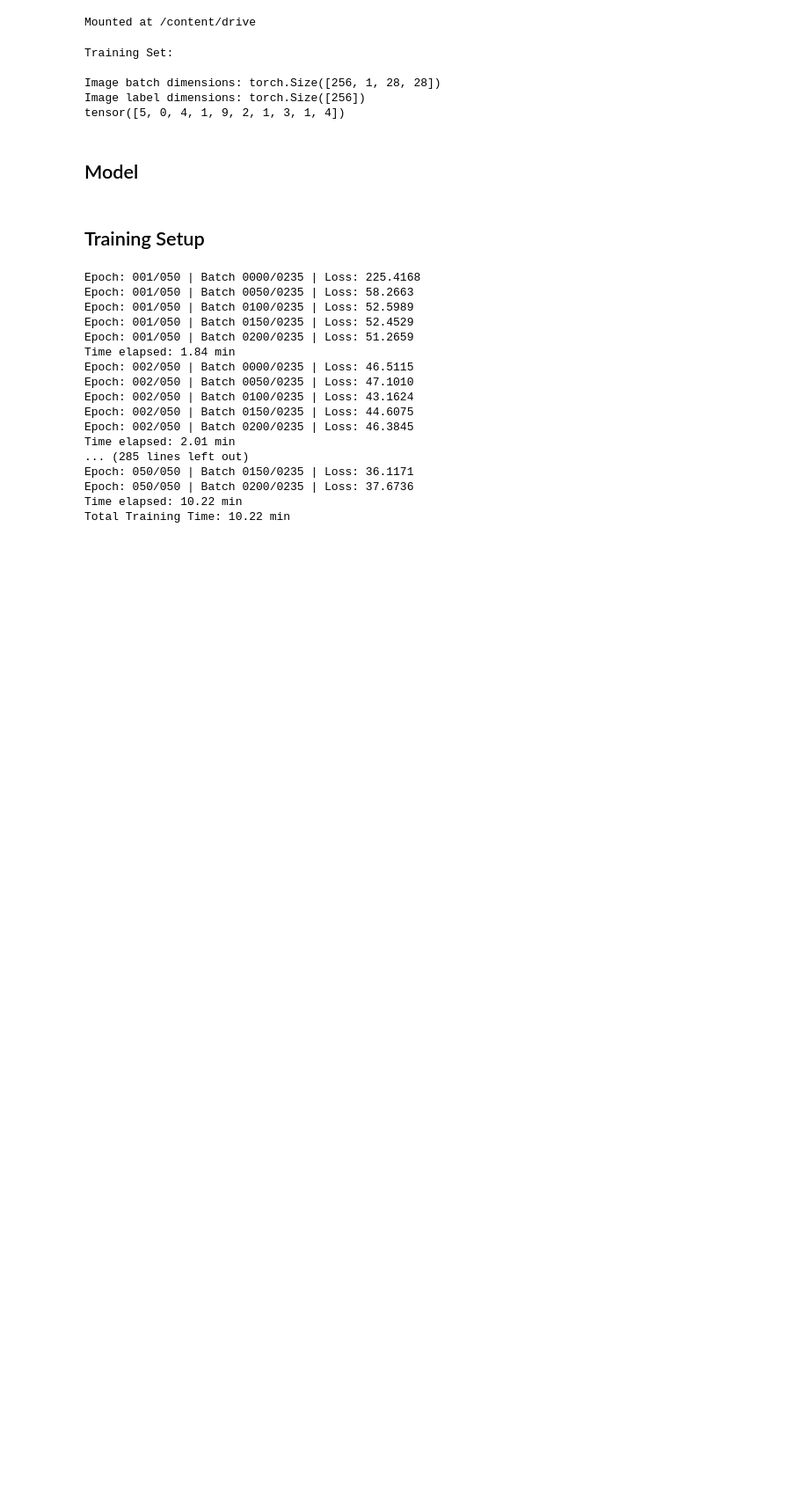
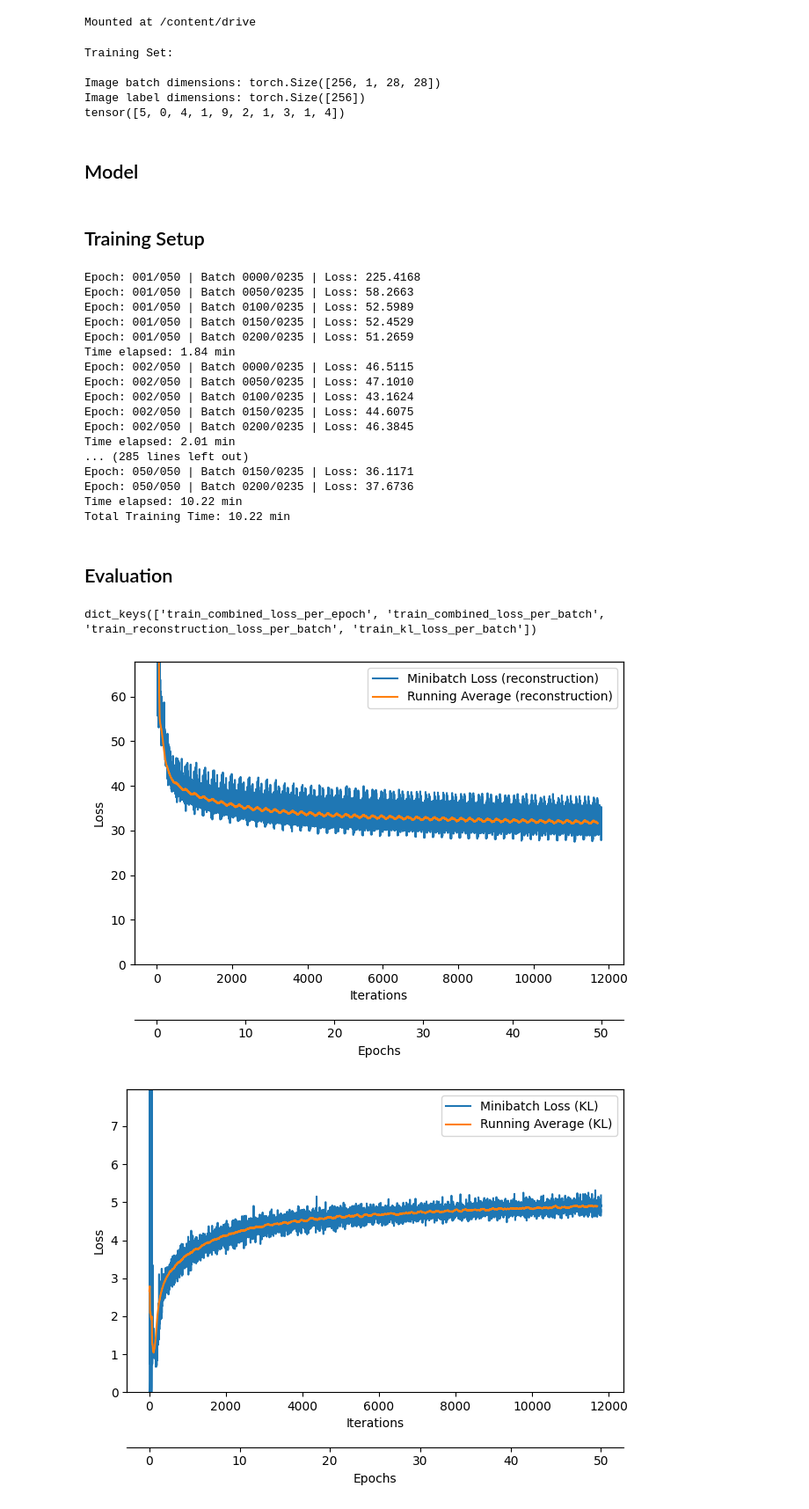
Before and after one commit to sfarrukhm/genAI, a Jupyter notebook: VAE.ipynb, the cells around one changed output. Shown at 88% size. Saved outputs shown, nothing was run; the diff lists cells and outputs as text; code cells hidden in the pictures; blank space fills up the shorter version.

```diff
--- a/VAE.ipynb
+++ b/VAE.ipynb
@@ -117,6 +117,11 @@ class VAE(nn.Module):
 
 
         )
+    def encoding_fn(self, x):
+        x = self.encoder(x)
+        z_mean, z_log_var = self.z_mean(x), self.z_log_var(x)
+        encoded = self.reparameterize(z_mean, z_log_var)
+        return encoded
     def reparameterize(self, mean, log_var):
         eps = torch.randn(mean.size(0),mean.size(1)).to(mean.get_device() )
         sigma = torch.exp(log_var/2.0)
@@ -256,3 +261,13 @@ Epoch: 050/050 | Batch 0150/0235 | Loss: 36.1171
 Epoch: 050/050 | Batch 0200/0235 | Loss: 37.6736
 Time elapsed: 10.22 min
 Total Training Time: 10.22 min
+# %% [markdown]
+## Evaluation
+# %%
+# load log_dict
+import pickle
+with open(r'/content/drive/MyDrive/model_params/log_dict_vae_mnist.pkl', 'rb') as file:
+    log_dict = pickle.load(file)
+log_dict.keys()
+# %% [output]
+dict_keys(['train_combined_loss_per_epoch', 'train_combined_loss_per_batch', 'train_reconstruction_loss_per_batch', 'train_kl_loss_per_batch'])
@@ -258,0 +322,8 @@ Total Training Time: 10.22 min
+# %%
+plot_training_loss(log_dict['train_reconstruction_loss_per_batch'], num_epochs=50, custom_label=" (reconstruction)")
+plot_training_loss(log_dict['train_kl_loss_per_batch'], num_epochs=50, custom_label=" (KL)")
+plot_training_loss(log_dict['train_combined_loss_per_batch'], num_epochs=50, custom_label=" (combined)")
+plt.show()
+# %% [output]
+[figure, added]
+[figure, added]
```
Also changed, not shown: parts of 6 cells of this notebook.
